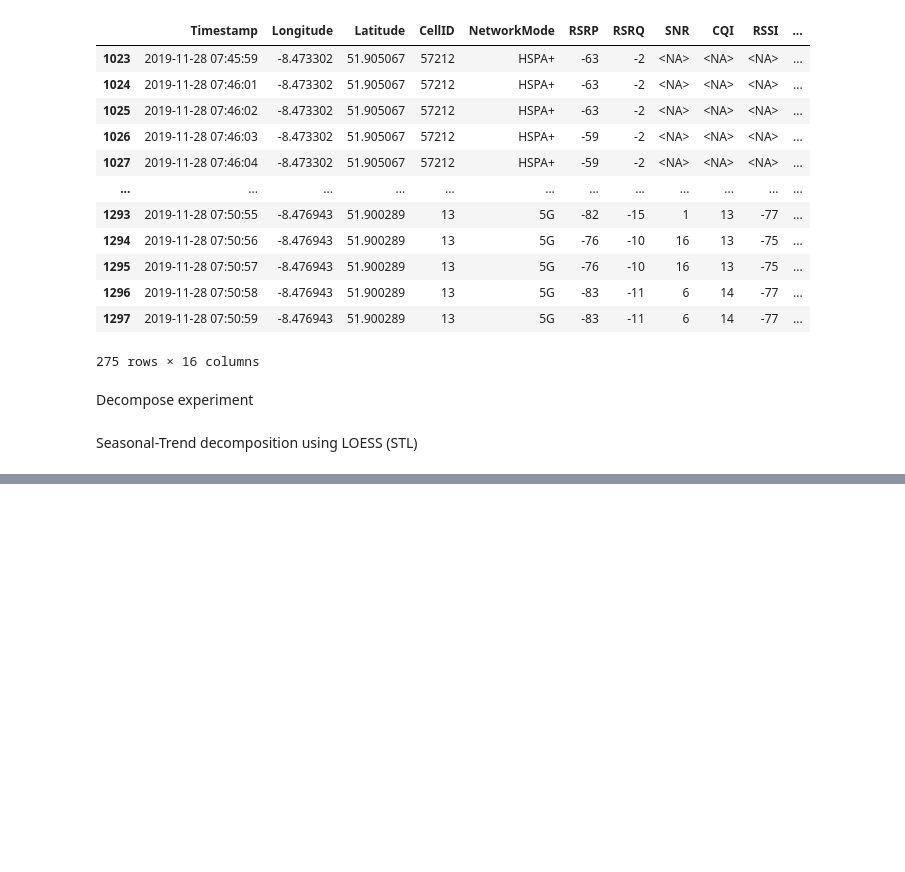
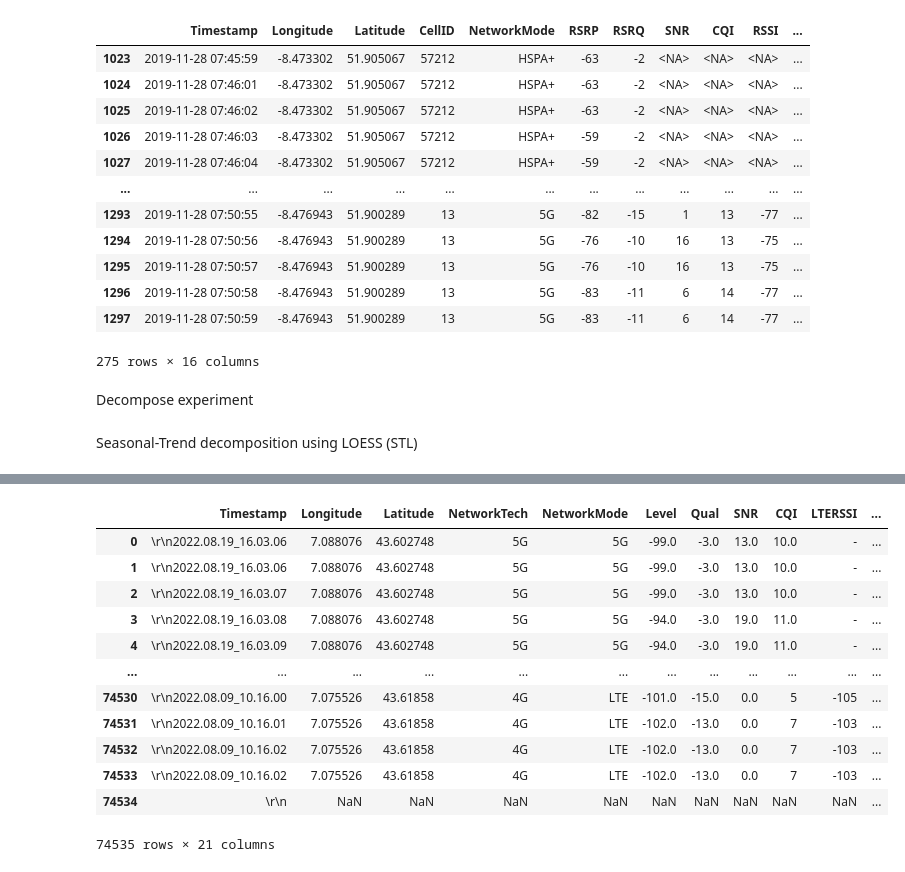
Before and after one commit to ejs94/5g-forecasting, a Jupyter notebook: notebooks/0_exploratory.ipynb, the cells around one changed output, grey strips where cells are left out. Drawn from its saved outputs; the diff is of its cells as text; code cells hidden in the pictures; blank space fills up the shorter version.

Commit message:
add two new datasets

```diff
--- a/notebooks/0_exploratory.ipynb
+++ b/notebooks/0_exploratory.ipynb
@@ -325,0 +334,3 @@ res.plot()
+# %%
+path = os.path.join(os.pardir, "datasets", "youtubegoes5g")
+files = glob.glob(path + "/**/*.csv", recursive=True)
@@ -325,0 +391,18 @@ res.plot()
+# %%
+df = pd.concat(listdf, axis=0, ignore_index=True)
+# %%
+df
+# %% [output]
+|  | Timestamp | Longitude | Latitude | NetworkTech | NetworkMode | Level | Qual | SNR | CQI | LTERSSI | ... |
+| 0 | \r\n2022.08.19_16.03.06 | 7.088076 | 43.602748 | 5G | 5G | -99.0 | -3.0 | 13.0 | 10.0 | - | ... |
+| 1 | \r\n2022.08.19_16.03.06 | 7.088076 | 43.602748 | 5G | 5G | -99.0 | -3.0 | 13.0 | 10.0 | - | ... |
+| 2 | \r\n2022.08.19_16.03.07 | 7.088076 | 43.602748 | 5G | 5G | -99.0 | -3.0 | 13.0 | 10.0 | - | ... |
+| 3 | \r\n2022.08.19_16.03.08 | 7.088076 | 43.602748 | 5G | 5G | -94.0 | -3.0 | 19.0 | 11.0 | - | ... |
+| 4 | \r\n2022.08.19_16.03.09 | 7.088076 | 43.602748 | 5G | 5G | -94.0 | -3.0 | 19.0 | 11.0 | - | ... |
+| ... | ... | ... | ... | ... | ... | ... | ... | ... | ... | ... | ... |
+| 74530 | \r\n2022.08.09_10.16.00 | 7.075526 | 43.61858 | 4G | LTE | -101.0 | -15.0 | 0.0 | 5 | -105 | ... |
+| 74531 | \r\n2022.08.09_10.16.01 | 7.075526 | 43.61858 | 4G | LTE | -102.0 | -13.0 | 0.0 | 7 | -103 | ... |
+| 74532 | \r\n2022.08.09_10.16.02 | 7.075526 | 43.61858 | 4G | LTE | -102.0 | -13.0 | 0.0 | 7 | -103 | ... |
+| 74533 | \r\n2022.08.09_10.16.02 | 7.075526 | 43.61858 | 4G | LTE | -102.0 | -13.0 | 0.0 | 7 | -103 | ... |
+| 74534 | \r\n | NaN | NaN | NaN | NaN | NaN | NaN | NaN | NaN | NaN | ... |
+74535 rows × 21 columns
```
Also changed, not shown: parts of 5 cells of this notebook, 1 other file.
